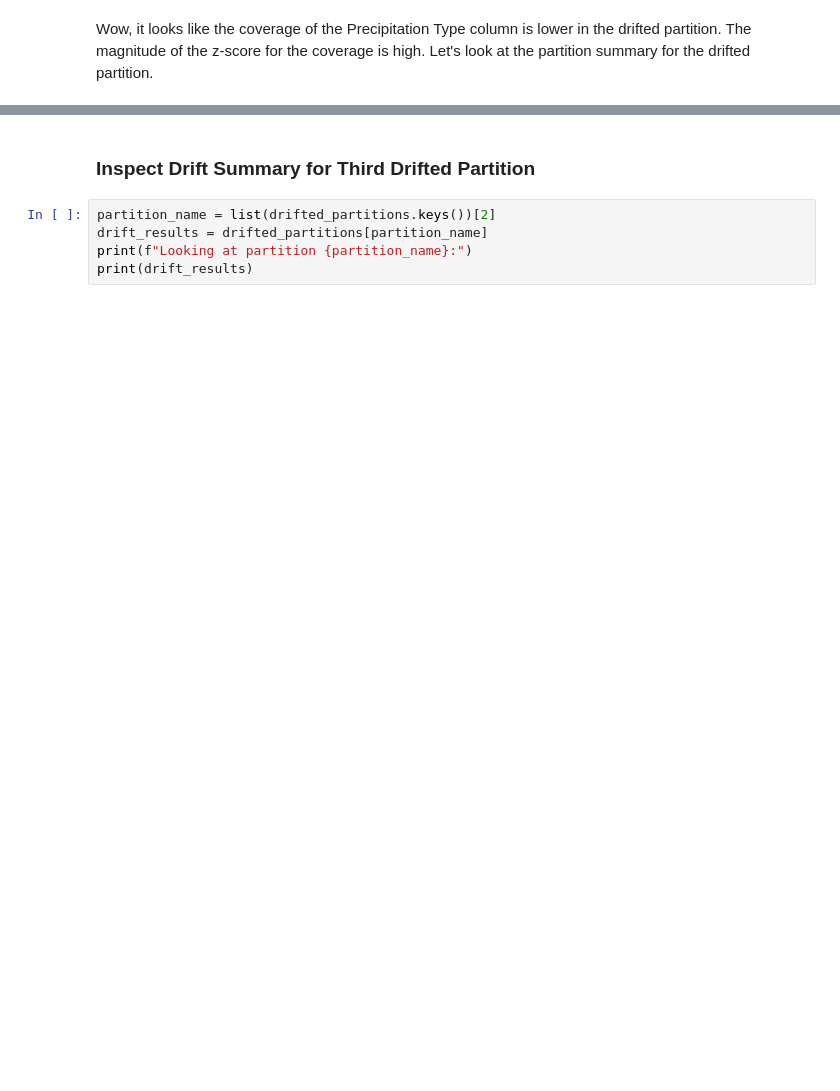
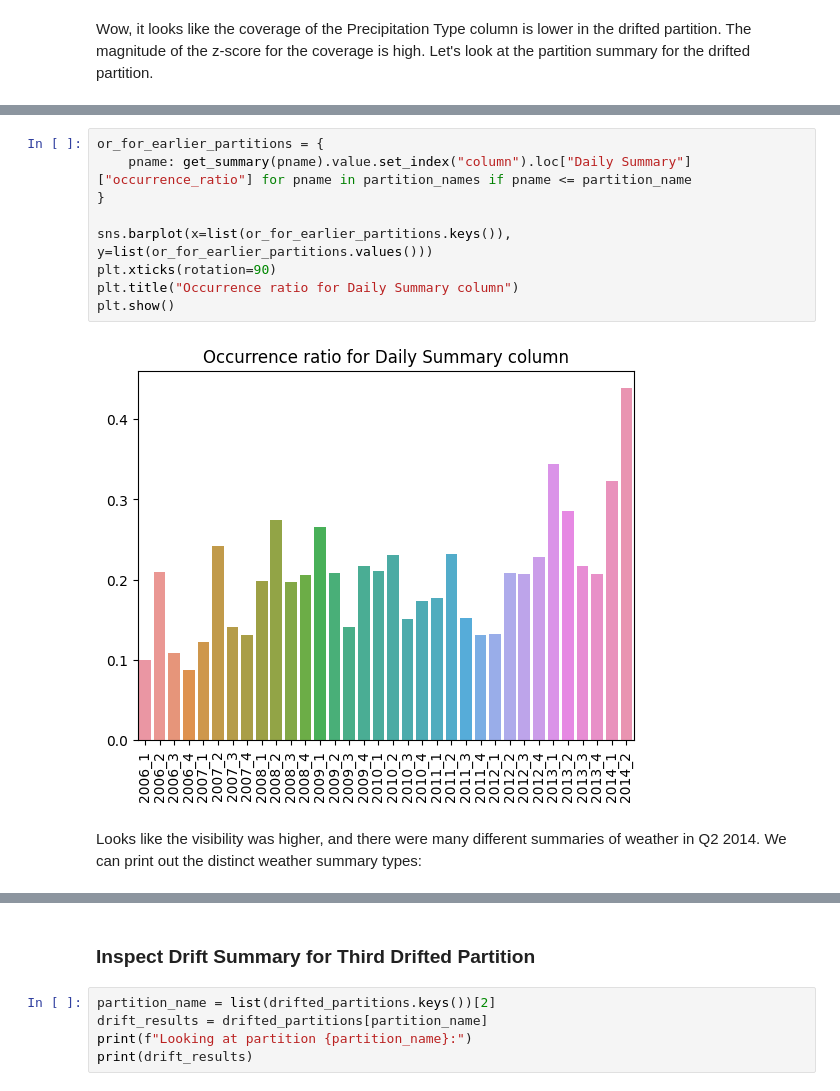
Before and after one commit to dm4ml/gate, a Jupyter notebook: examples/weather.ipynb, the cells around one changed output, grey strips where cells are left out. Drawn from its saved outputs; the diff is of its cells as text; blank space fills up the shorter version.

```diff
--- a/examples/weather.ipynb
+++ b/examples/weather.ipynb
@@ -217,0 +218,13 @@ It also looks like the mean of the Pressure column is lower in the drifted parti
+# %%
+or_for_earlier_partitions = {
+    pname: get_summary(pname).value.set_index("column").loc["Daily Summary"]["occurrence_ratio"] for pname in partition_names if pname <= partition_name
+}
+
+sns.barplot(x=list(or_for_earlier_partitions.keys()), y=list(or_for_earlier_partitions.values()))
+plt.xticks(rotation=90)
+plt.title("Occurrence ratio for Daily Summary column")
+plt.show()
+# %% [output]
+[figure, added]
+# %% [markdown]
+Looks like the visibility was higher, and there were many different summaries of weather in Q2 2014. We can print out the distinct weather summary types:
```
Also changed, not shown: parts of 24 cells of this notebook, 7 other files.
